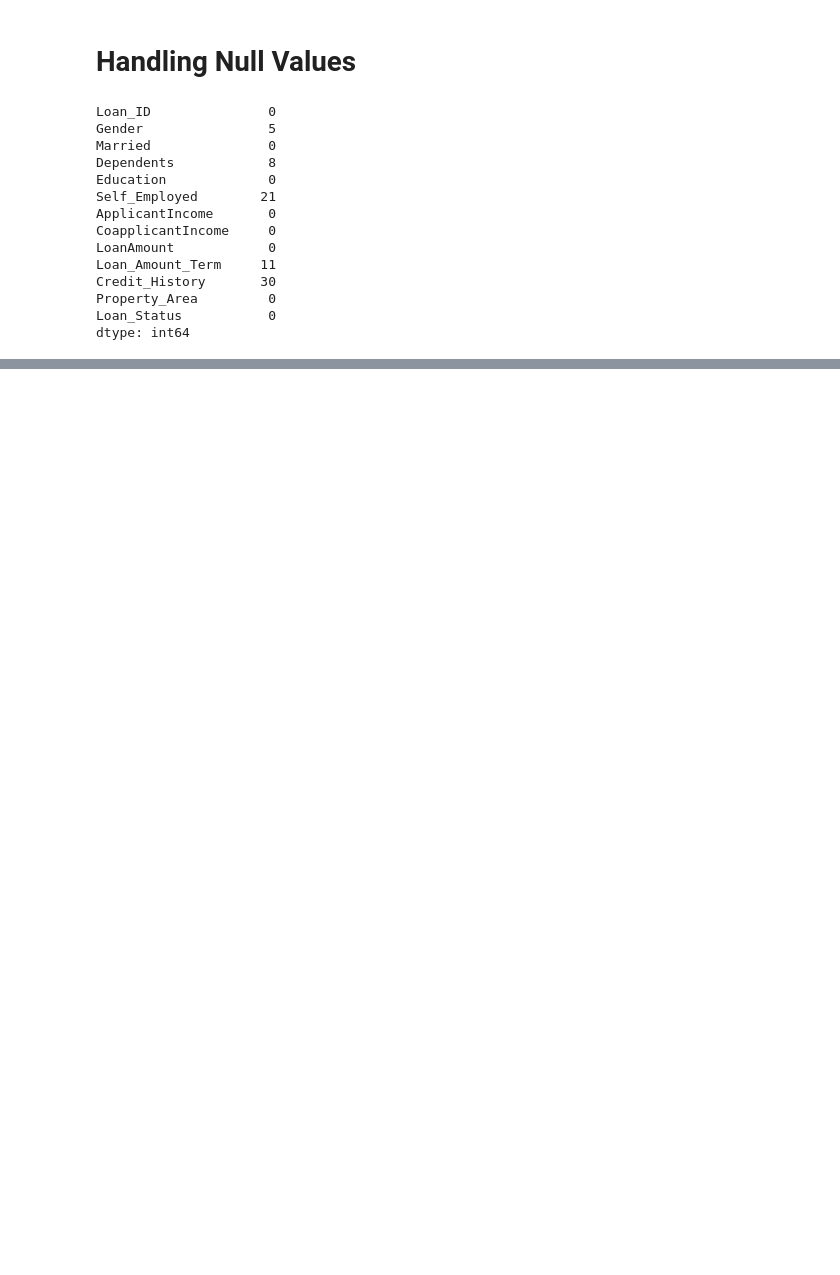
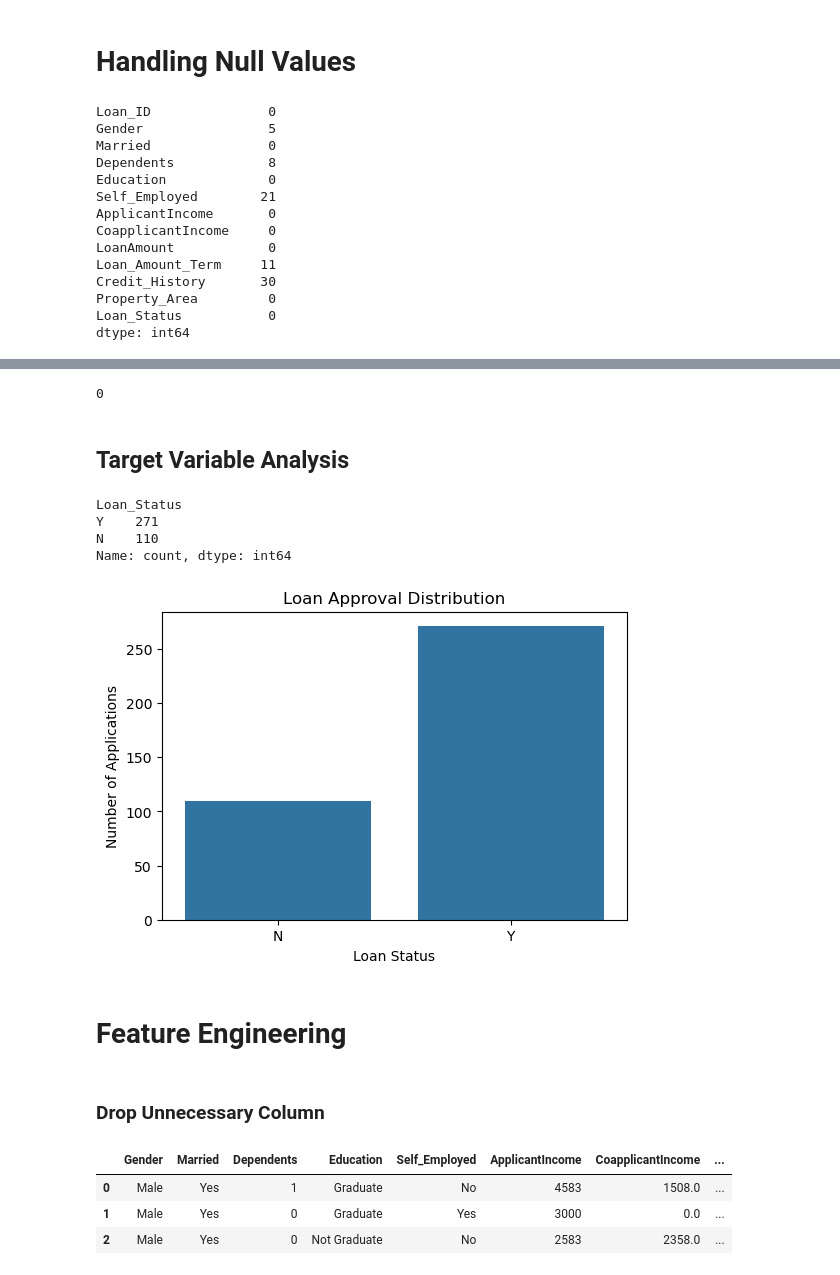
Before and after one commit to MahebobeFayyaz/4.-Naive-Bayes, a Jupyter notebook: Navie Bayes - Loan Approval Prediction.ipynb, the cells around one changed output, grey strips where cells are left out. Cells and saved outputs as stored; diff of their text form; code cells hidden in the pictures; blank space fills up the shorter version.

```diff
--- a/Navie Bayes - Loan Approval Prediction.ipynb
+++ b/Navie Bayes - Loan Approval Prediction.ipynb
@@ -67,0 +153,12 @@ dtype: int64
+# %%
+# Fill missing values with mode
+
+df['Gender'].fillna(df['Gender'].mode()[0], inplace=True)
+
+df['Dependents'].fillna(df['Dependents'].mode()[0], inplace=True)
+
+df['Self_Employed'].fillna(df['Self_Employed'].mode()[0], inplace=True)
+
+df['Loan_Amount_Term'].fillna(df['Loan_Amount_Term'].mode()[0], inplace=True)
+
+df['Credit_History'].fillna(df['Credit_History'].mode()[0], inplace=True)
@@ -67,0 +200,32 @@ dtype: int64
+# %%
+df.duplicated().sum()
+# %% [output]
+0
+# %% [markdown]
+## Target Variable Analysis
+# %%
+df['Loan_Status'].value_counts()
+# %% [output]
+Loan_Status
+Y    271
+N    110
+Name: count, dtype: int64
+# %%
+plt.figure(figsize=(6,4))
+
+sns.countplot(
+    data=df,
+    x='Loan_Status'
+)
+
+plt.title("Loan Approval Distribution")
+plt.xlabel("Loan Status")
+plt.ylabel("Number of Applications")
+
+plt.show()
+# %% [output]
+[figure, added]
+# %% [markdown]
+# Feature Engineering
+# %% [markdown]
+### Drop Unnecessary Column
@@ -67,0 +234,7 @@ dtype: int64
+# %%
+df.head(3)
+# %% [output]
+|  | Gender | Married | Dependents | Education | Self_Employed | ApplicantIncome | CoapplicantIncome | ... |
+| 0 | Male | Yes | 1 | Graduate | No | 4583 | 1508.0 | ... |
+| 1 | Male | Yes | 0 | Graduate | Yes | 3000 | 0.0 | ... |
+| 2 | Male | Yes | 0 | Not Graduate | No | 2583 | 2358.0 | ... |
```
Also changed, not shown: parts of 46 cells of this notebook.
